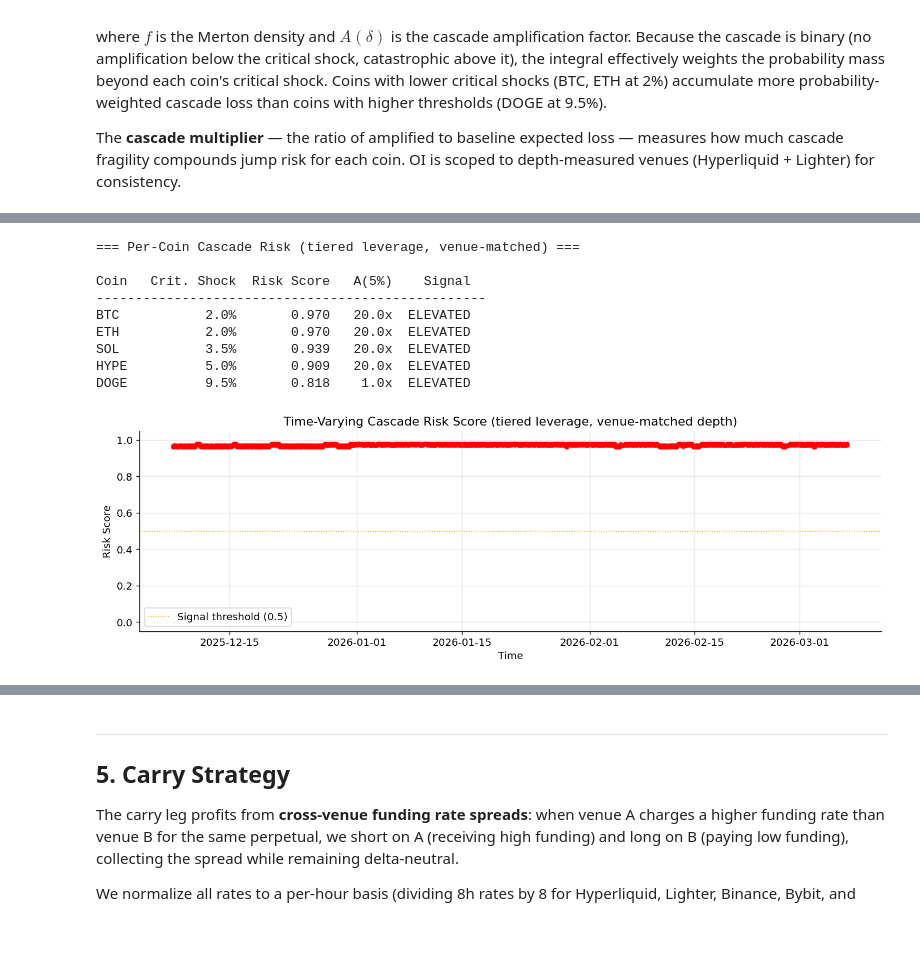
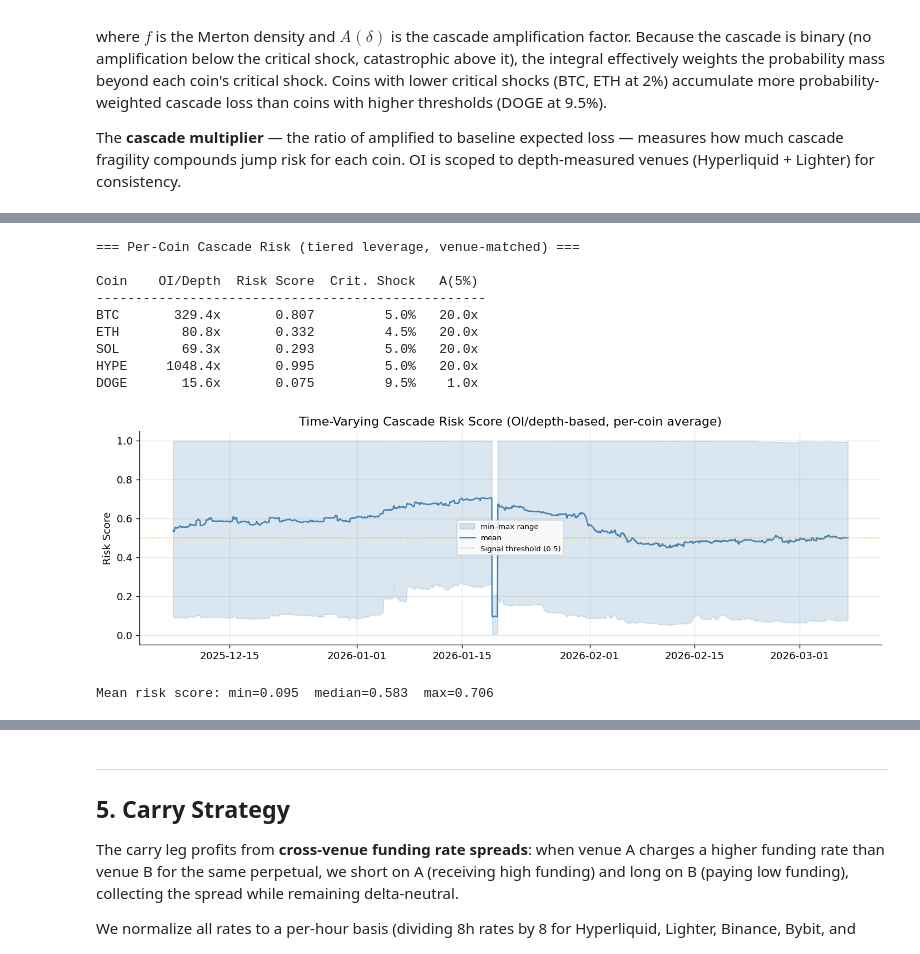
Before and after one commit to 0xknxwledge/group-m-finm33150-final, a Jupyter notebook: notebooks/final.ipynb, the cells around one changed output, grey strips where cells are left out. Cells and saved outputs as stored; diff of their text form; code cells hidden in the pictures.

Commit message:
better risk score distribution

```diff
--- a/notebooks/final.ipynb
+++ b/notebooks/final.ipynb
@@ -783,59 +776,73 @@ for venue in ["hyperliquid", "lighter"]:
 # %%
 # Per-coin risk signals with tiered leverage, venue-matched OI
 signals = per_coin_risk_signals(oi_matched, depth_per_coin=measured_depth)
 
 print("=== Per-Coin Cascade Risk (tiered leverage, venue-matched) ===\n")
-print(f"{'Coin':5s}  {'Crit. Shock':>11s}  {'Risk Score':>10s}  {'A(5%)':>6s}  {'Signal':>8s}")
+print(f"{'Coin':5s}  {'OI/Depth':>9s}  {'Risk Score':>10s}  {'Crit. Shock':>11s}  {'A(5%)':>6s}")
 print("-" * 50)
 for coin in COINS:
     s = signals.get(coin, {})
     crit = s.get("critical_shock")
     crit_str = f"{crit:.1%}" if crit else "none"
-    sig_str = "ELEVATED" if s.get("signal") else "normal"
-    print(f"{coin:5s}  {crit_str:>11s}  {s.get('risk_score', 0):>10.3f}  "
-          f"{s.get('amplification_at_5pct', 0):>5.1f}x  {sig_str:>8s}")
+    ratio = s.get("oi_depth_ratio", 0)
+    print(f"{coin:5s}  {ratio:>8.1f}x  {s.get('risk_score', 0):>10.3f}  "
+          f"{crit_str:>11s}  {s.get('amplification_at_5pct', 0):>5.1f}x")
 
-# Time-varying risk: compute per-timestamp risk using venue-matched OI
+# Time-varying risk: per-coin scores averaged across coins at each timestamp
+# Cascades are per-coin (not cross-coin), so aggregate = mean of per-coin scores
 total_depth = sum(measured_depth.values()) / max(len(measured_depth), 1)
 oi_timestamps = oi_matched["timestamp"].unique().sort().to_list()
 risk_scores = []
 for ts in oi_timestamps:
     snap = oi_matched.filter(pl.col("timestamp") == ts)
-    pos_t = build_positions_tiered(snap)
-    if not pos_t:
-        continue
-    sig = cascade_risk_signal(pos_t, current_price=1.0, orderbook_depth_usd=total_depth)
-    risk_scores.append({
-        "timestamp": ts,
-        "risk_score": sig["risk_score"],
-        "critical_shock": sig.get("critical_shock"),
-        "signal": sig["signal"],
-    })
+    coin_scores = []
+    for coin in COINS:
+        coin_snap = snap.filter(pl.col("coin") == coin)
+        if coin_snap.is_empty():
+            continue
+        pos_t = build_positions_tiered(coin_snap)
+        if not pos_t:
+            continue
+        depth = measured_depth.get(coin, total_depth)
+        sig = cascade_risk_signal(pos_t, current_price=1.0, orderbook_depth_usd=depth)
+        coin_scores.append(sig["risk_score"])
+    if coin_scores:
+        risk_scores.append({
+            "timestamp": ts,
+            "risk_score": np.mean(coin_scores),
+            "max_risk": max(coin_scores),
+            "min_risk": min(coin_scores),
+        })
 
 risk_df = pd.DataFrame(risk_scores)
 
 fig, ax = plt.subplots(figsize=(12, 4))
-colors = risk_df["signal"].map({True: "red", False: "steelblue"})
-ax.scatter(risk_df["timestamp"], risk_df["risk_score"], c=colors, s=12, alpha=0.7)
+ax.fill_between(risk_df["timestamp"], risk_df["min_risk"], risk_df["max_risk"],
+                alpha=0.2, color="steelblue", label="min–max range")
+ax.plot(risk_df["timestamp"], risk_df["risk_score"], color="steelblue", lw=1.5, label="mean")
 ax.axhline(0.5, color="orange", ls=":", lw=1, label="Signal threshold (0.5)")
 ax.set_ylabel("Risk Score")
-ax.set_xlabel("Time")
-ax.set_title("Time-Varying Cascade Risk Score (tiered leverage, venue-matched depth)")
+ax.set_title("Time-Varying Cascade Risk Score (OI/depth-based, per-coin average)")
 ax.set_ylim(-0.05, 1.05)
-ax.legend()
+ax.legend(fontsize=8)
 fig.tight_layout()
 plt.show()
+
+print(f"\nMean risk score: min={risk_df['risk_score'].min():.3f}  "
+      f"median={risk_df['risk_score'].median():.3f}  "
+      f"max={risk_df['risk_score'].max():.3f}")
 # %% [output]
 === Per-Coin Cascade Risk (tiered leverage, venue-matched) ===
 
-Coin   Crit. Shock  Risk Score   A(5%)    Signal
+Coin    OI/Depth  Risk Score  Crit. Shock   A(5%)
 --------------------------------------------------
-BTC           2.0%       0.970   20.0x  ELEVATED
-ETH           2.0%       0.970   20.0x  ELEVATED
-SOL           3.5%       0.939   20.0x  ELEVATED
-HYPE          5.0%       0.909   20.0x  ELEVATED
-DOGE          9.5%       0.818    1.0x  ELEVATED
+BTC       329.4x       0.807         5.0%   20.0x
+ETH        80.8x       0.332         4.5%   20.0x
+SOL        69.3x       0.293         5.0%   20.0x
+HYPE     1048.4x       0.995         5.0%   20.0x
+DOGE       15.6x       0.075         9.5%    1.0x
-[figure, old version]
+[figure, new version]
+Mean risk score: min=0.095  median=0.583  max=0.706
 # %% [markdown]
 ### Cascade Interpretation
 
```
Also changed, not shown: parts of 8 cells of this notebook, 2 other files.
